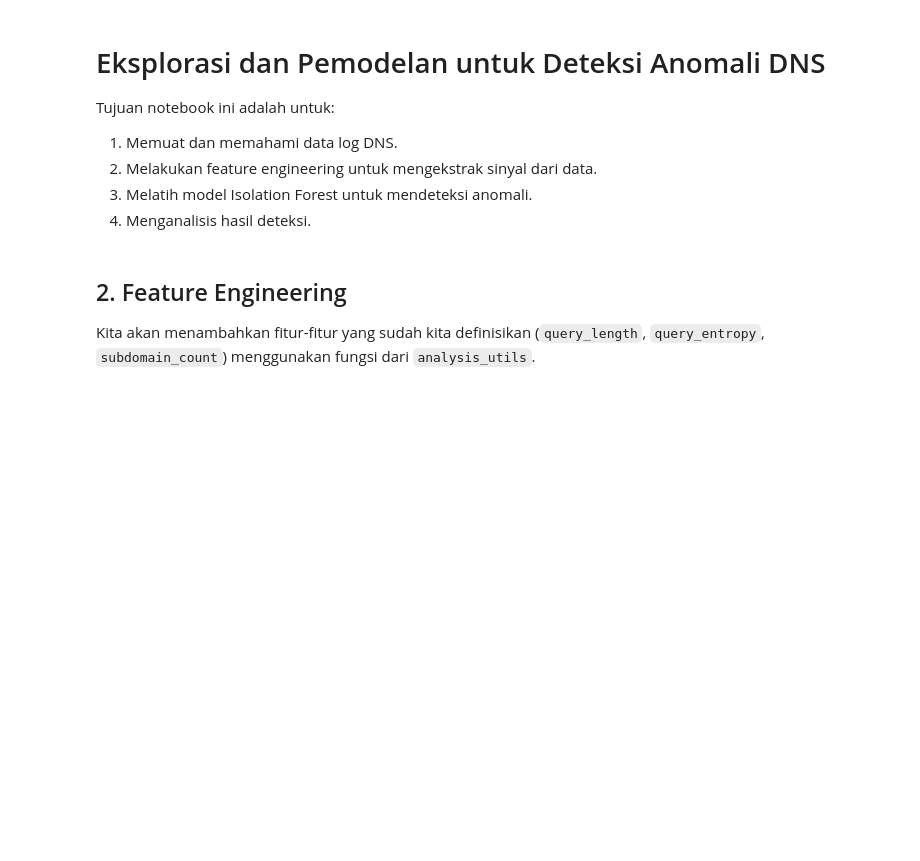
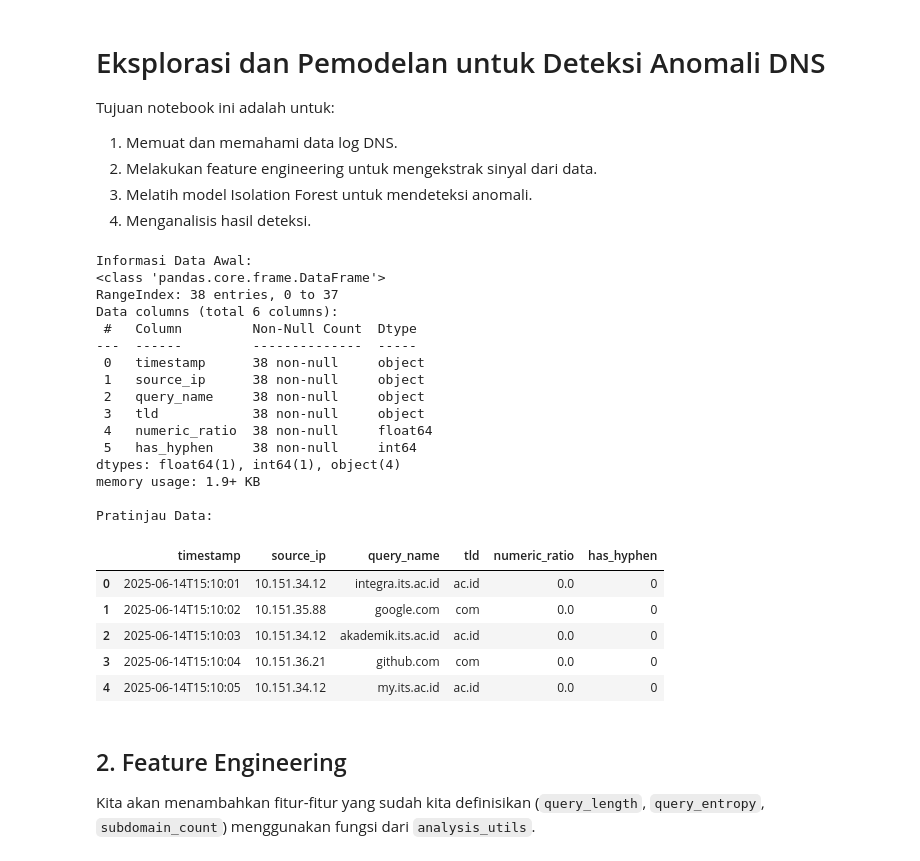
Before and after one commit to RickoMianto/FP-SOC, a Jupyter notebook: notebooks/model.ipynb, the cells around one changed output. Cells and saved outputs as stored; diff of their text form; code cells hidden in the pictures; blank space fills up the shorter version.

```diff
--- a/notebooks/model.ipynb
+++ b/notebooks/model.ipynb
@@ -19,10 +20,38 @@ from analysis_utils import feature_engineering, train_and_predict
 # Atur style plot
 sns.set_theme(style="whitegrid")
 # %%
-# Muat data dari file CSV
-df = pd.read_csv('../data/dns_logs.csv')
-print("Data Awal:")
+# Muat data dari file CSV yang sudah dikembangkan
+# Pastikan Anda sudah mengganti file lama dengan yang baru.
+df = pd.read_csv('../data/dns_log.csv')
+
+print("Informasi Data Awal:")
+df.info()
+
+print("\nPratinjau Data:")
 df.head()
+# %% [output]
+Informasi Data Awal:
+<class 'pandas.core.frame.DataFrame'>
+RangeIndex: 38 entries, 0 to 37
+Data columns (total 6 columns):
+ #   Column         Non-Null Count  Dtype
+---  ------         --------------  -----
+ 0   timestamp      38 non-null     object
+ 1   source_ip      38 non-null     object
+ 2   query_name     38 non-null     object
+ 3   tld            38 non-null     object
+ 4   numeric_ratio  38 non-null     float64
+ 5   has_hyphen     38 non-null     int64
+dtypes: float64(1), int64(1), object(4)
+memory usage: 1.9+ KB
+
+Pratinjau Data:
+|  | timestamp | source_ip | query_name | tld | numeric_ratio | has_hyphen |
+| 0 | 2025-06-14T15:10:01 | 10.151.34.12 | integra.its.ac.id | ac.id | 0.0 | 0 |
+| 1 | 2025-06-14T15:10:02 | 10.151.35.88 | google.com | com | 0.0 | 0 |
+| 2 | 2025-06-14T15:10:03 | 10.151.34.12 | akademik.its.ac.id | ac.id | 0.0 | 0 |
+| 3 | 2025-06-14T15:10:04 | 10.151.36.21 | github.com | com | 0.0 | 0 |
+| 4 | 2025-06-14T15:10:05 | 10.151.34.12 | my.its.ac.id | ac.id | 0.0 | 0 |
 # %% [markdown]
 ## 2. Feature Engineering
 Kita akan menambahkan fitur-fitur yang sudah kita definisikan (`query_length`, `query_entropy`, `subdomain_count`) menggunakan fungsi dari `analysis_utils`.
```
Also changed, not shown: parts of 7 cells of this notebook, 2 other files.
